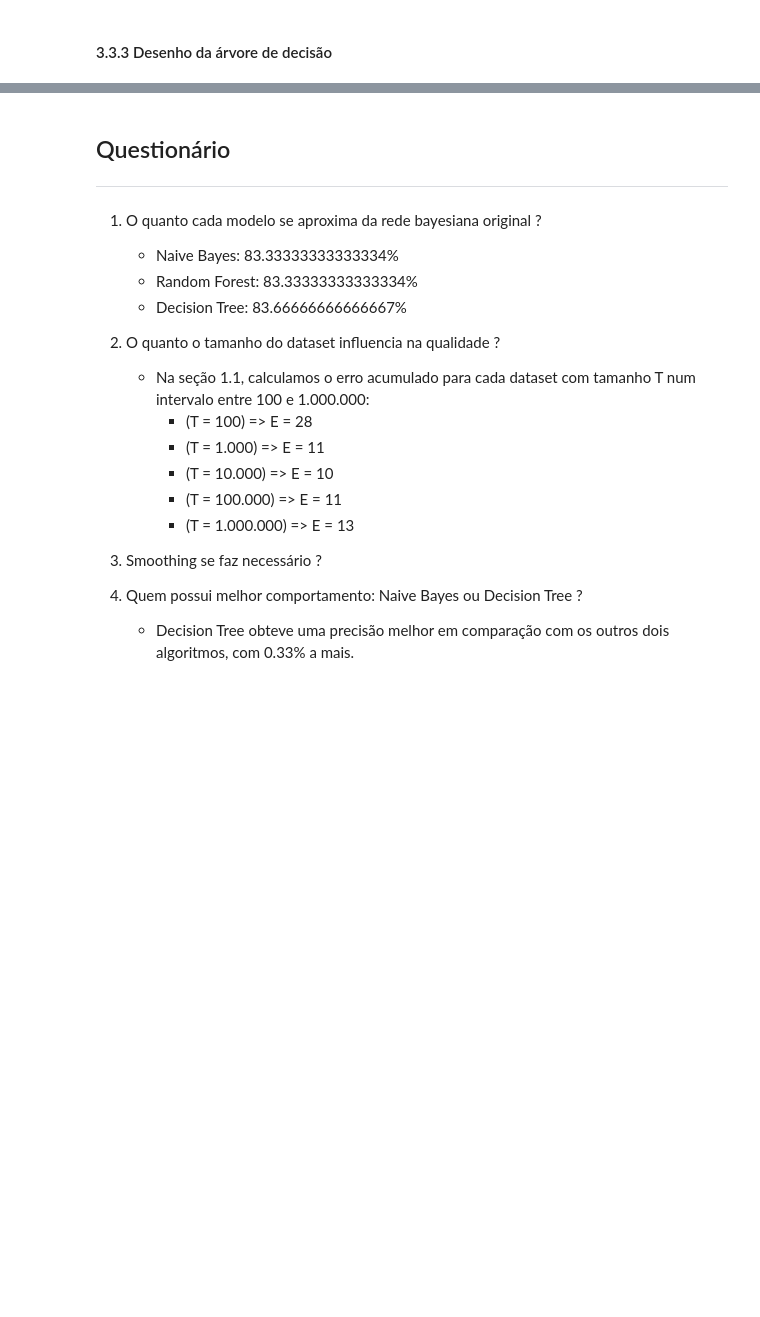
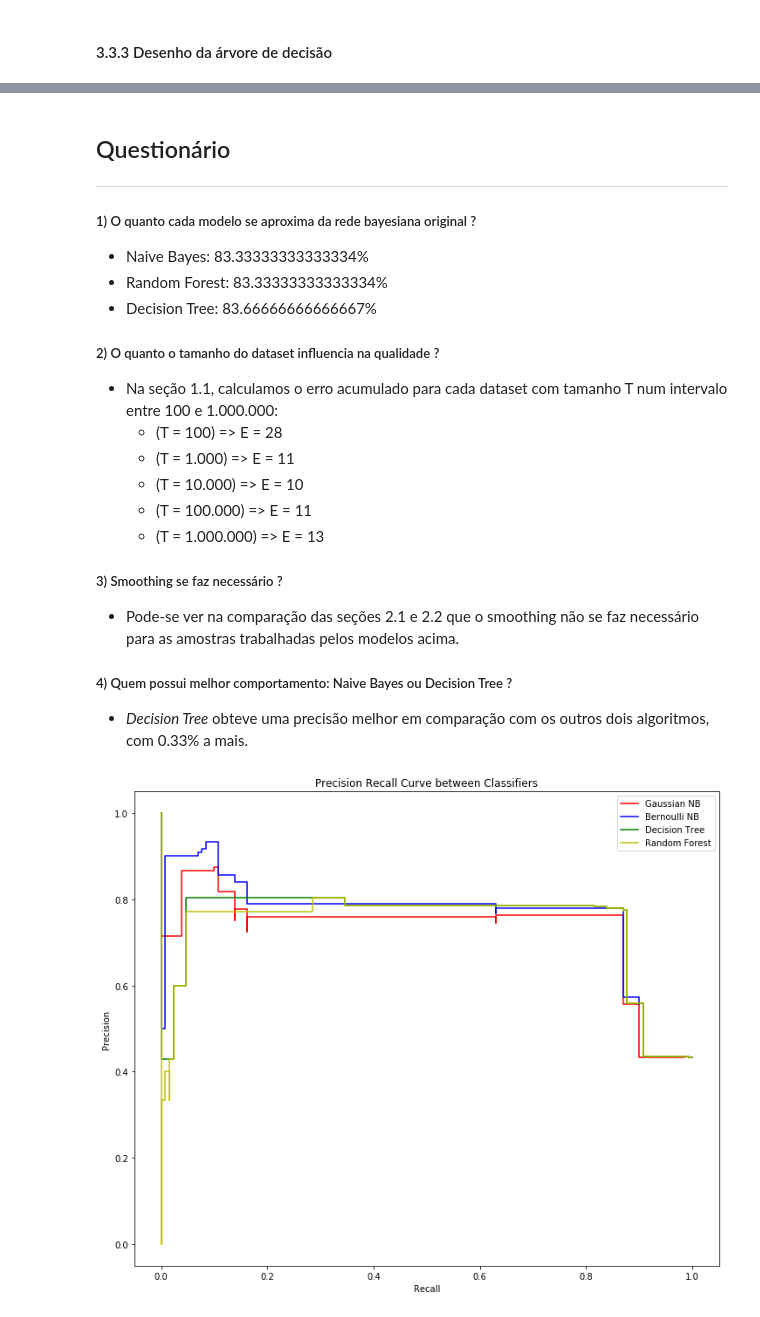
Before and after one commit to AkioCode/IAProjeto2, a Jupyter notebook: Relatório.ipynb, the cells around one changed output, grey strips where cells are left out. Saved outputs shown, nothing was run; the diff lists cells and outputs as text; code cells hidden in the pictures; blank space fills up the shorter version.

```diff
--- a/Relatório.ipynb
+++ b/Relatório.ipynb
@@ -307,0 +381,12 @@ feat_labels = df_chest1k.columns
+# %%
+# var_smoothing: parte da maior variância de todas as variáveis que são adicionadas às variancias da função
+#                para calcular a estabilidade
+modelGaussian = GaussianNB(var_smoothing = 0)
+modelGaussian.fit(X1k_train, y1k_train)
+
+# alpha: parâmetro smoothing da função
+modelBernoulli = BernoulliNB(alpha = 0)
+modelBernoulli.fit(X1k_train, y1k_train)
+
+printScores("Naive-Bayes (using Gaussian algorithm without smoothing)", y1k_test , modelGaussian.predict(X1k_test))
+printScores("Naive-Bayes (using Bernoulli algorithm without smoothing)", y1k_test, modelBernoulli.predict(X1k_test))
@@ -426,18 +529,49 @@ graph1k
 # %% [markdown]
 ## Questionário
 ***
-1. O quanto cada modelo se aproxima da rede bayesiana original ?
-    * Naive Bayes: 83.33333333333334%
-    * Random Forest: 83.33333333333334%
-    * Decision Tree: 83.66666666666667%
+##### 1) O quanto cada modelo se aproxima da rede bayesiana original ?
 
-1. O quanto o tamanho do dataset influencia na qualidade ?
-    * Na seção 1.1, calculamos o erro acumulado para cada dataset com tamanho T num intervalo entre 100 e 1.000.000:
-        * (T = 100) => E = 28
-        * (T = 1.000) => E = 11
-        * (T = 10.000) => E = 10
-        * (T = 100.000) => E = 11
-        * (T = 1.000.000) => E = 13
-1. Smoothing se faz necessário ?
-1. Quem possui melhor comportamento: Naive Bayes ou Decision Tree ?
-    * Decision Tree obteve uma precisão melhor em comparação com os outros dois algoritmos, com 0.33% a mais.
+   * Naive Bayes: 83.33333333333334%
+   * Random Forest: 83.33333333333334%
+   * Decision Tree: 83.66666666666667%
+
+##### 2) O quanto o tamanho do dataset influencia na qualidade ?
+
+   - Na seção 1.1, calculamos o erro acumulado para cada dataset com tamanho T num intervalo entre 100 e 1.000.000:
+       * (T = 100) => E = 28
+       * (T = 1.000) => E = 11
+       * (T = 10.000) => E = 10
+       * (T = 100.000) => E = 11
+       * (T = 1.000.000) => E = 13
+
+##### 3) Smoothing se faz necessário ?
+
+   - Pode-se ver na comparação das seções 2.1 e 2.2 que o smoothing não se faz necessário para as amostras trabalhadas pelos modelos acima.
+
+##### 4) Quem possui melhor comportamento: Naive Bayes ou Decision Tree ?
+   - _Decision Tree_ obteve uma precisão melhor em comparação com os outros dois algoritmos, com 0.33% a mais.
+# %%
+GaussianNB_prob = modelGaussian.predict_proba(X1k_test)
+GaussianNB_prob_prec, GaussianNB_prob_recall, _ = precision_recall_curve(y1k_test, GaussianNB_prob[:,1])
+
+BernoulliNB_prob = modelBernoulli.predict_proba(X1k_test)
+BernoulliNB_prob_prec, BernoulliNB_prob_recall, _ = precision_recall_curve(y1k_test, BernoulliNB_prob[:,1])
+
+clf_prob = clf.predict_proba(X1k_test)
+clf_prob_prec, clf_prob_recall, _ = precision_recall_curve(y1k_test, clf_prob[:,1])
+
+forest_prob = forest.predict_proba(X1k_test)
+forest_prob_prec, forest_prob_recall, _ = precision_recall_curve(y1k_test, forest_prob[:,1])
+
+plt.step(GaussianNB_prob_recall, GaussianNB_prob_prec, color='r', where='post')
+plt.step(BernoulliNB_prob_recall, BernoulliNB_prob_prec, color='b', where='post')
+plt.step(clf_prob_recall, clf_prob_prec, color='g', where='post')
+plt.step(forest_prob_recall, forest_prob_prec, color='y', where='post')
+plt.xlabel('Recall')
+plt.ylabel('Precision')
+plt.title('Precision Recall Curve between Classifiers')
+plt.legend(('Gaussian NB', 'Bernoulli NB', 'Decision Tree', 'Random Forest'))
+plt.rcParams["figure.figsize"] = (14, 10)
+plt.show()
+# %% [output]
+[figure, added]
```
Also changed, not shown: parts of 27 cells of this notebook.
